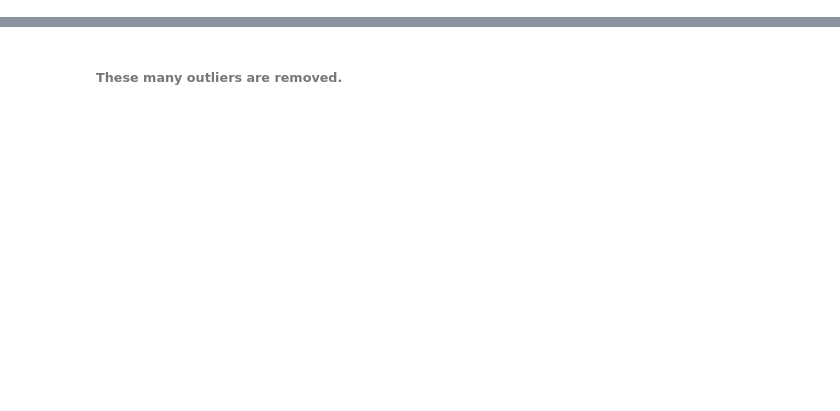
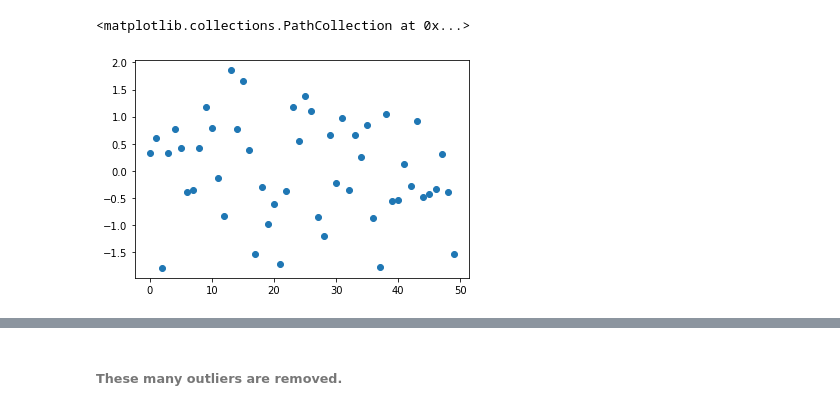
Before and after one commit to fishruti/Normal_distribution, a Jupyter notebook: My_Robust_Std_Scaler.ipynb, the cells around one changed output, grey strips where cells are left out. Saved outputs shown, nothing was run; the diff lists cells and outputs as text; code cells hidden in the pictures; blank space fills up the shorter version.

```diff
--- a/My_Robust_Std_Scaler.ipynb
+++ b/My_Robust_Std_Scaler.ipynb
@@ -15,0 +20,5 @@ plt.show()
+# %%
+plt.scatter(range(len(x)), x)
+# %% [output]
+<matplotlib.collections.PathCollection at 0x...>
+[figure, added]
```
Also changed, not shown: parts of 11 cells of this notebook.
